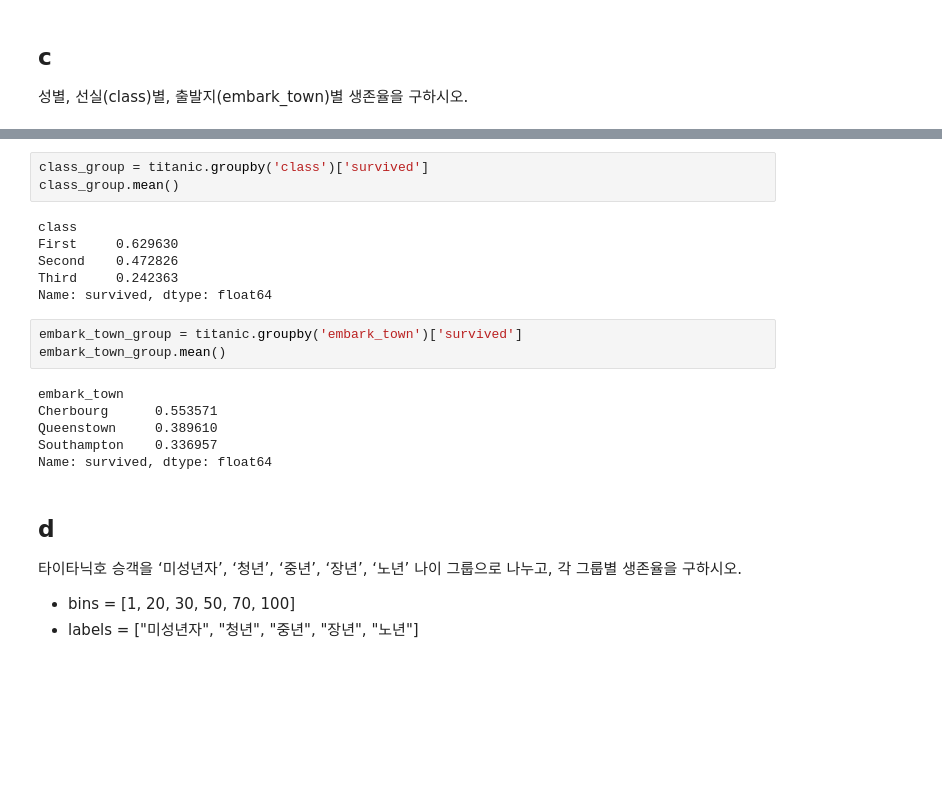
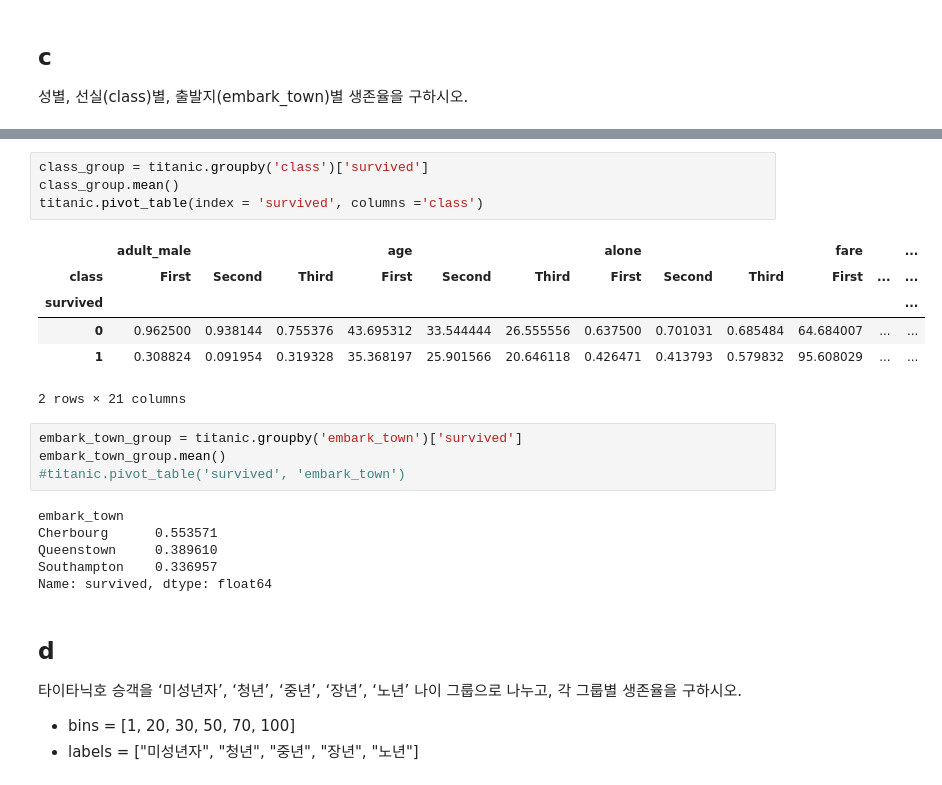
Before and after one commit to songsurin/company, a Jupyter notebook: pd_master.ipynb, the cells around one changed output, grey strips where cells are left out. Saved outputs shown, nothing was run; the diff lists cells and outputs as text; blank space fills up the shorter version.

```diff
--- a/pd_master.ipynb
+++ b/pd_master.ipynb
@@ -83,15 +85,18 @@ Name: survived, dtype: float64
 # %%
 class_group = titanic.groupby('class')['survived']
 class_group.mean()
+titanic.pivot_table(index = 'survived', columns ='class')
 # %% [output]
+|  | adult_male |  |  | age |  |  | alone |  |  | fare |  | ... |
+| class | First | Second | Third | First | Second | Third | First | Second | Third | First | ... | ... |
+| survived |  |  |  |  |  |  |  |  |  |  |  | ... |
+| 0 | 0.962500 | 0.938144 | 0.755376 | 43.695312 | 33.544444 | 26.555556 | 0.637500 | 0.701031 | 0.685484 | 64.684007 | ... | ... |
+| 1 | 0.308824 | 0.091954 | 0.319328 | 35.368197 | 25.901566 | 20.646118 | 0.426471 | 0.413793 | 0.579832 | 95.608029 | ... | ... |
-class
-First     0.629630
-Second    0.472826
-Third     0.242363
-Name: survived, dtype: float64
+2 rows × 21 columns
 # %%
 embark_town_group = titanic.groupby('embark_town')['survived']
 embark_town_group.mean()
+#titanic.pivot_table('survived', 'embark_town')
 # %% [output]
 embark_town
 Cherbourg      0.553571
```
Also changed, not shown: parts of 9 cells of this notebook.
